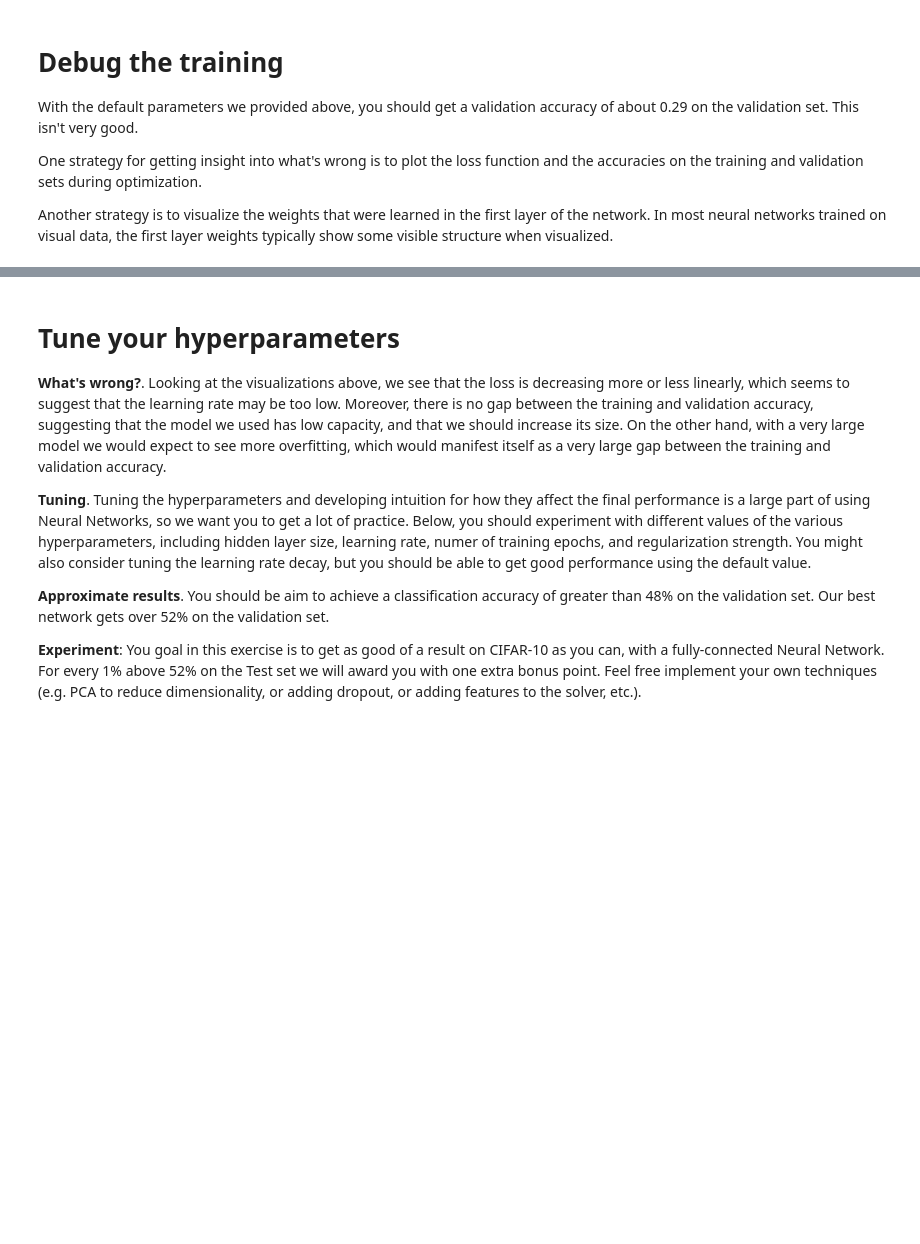
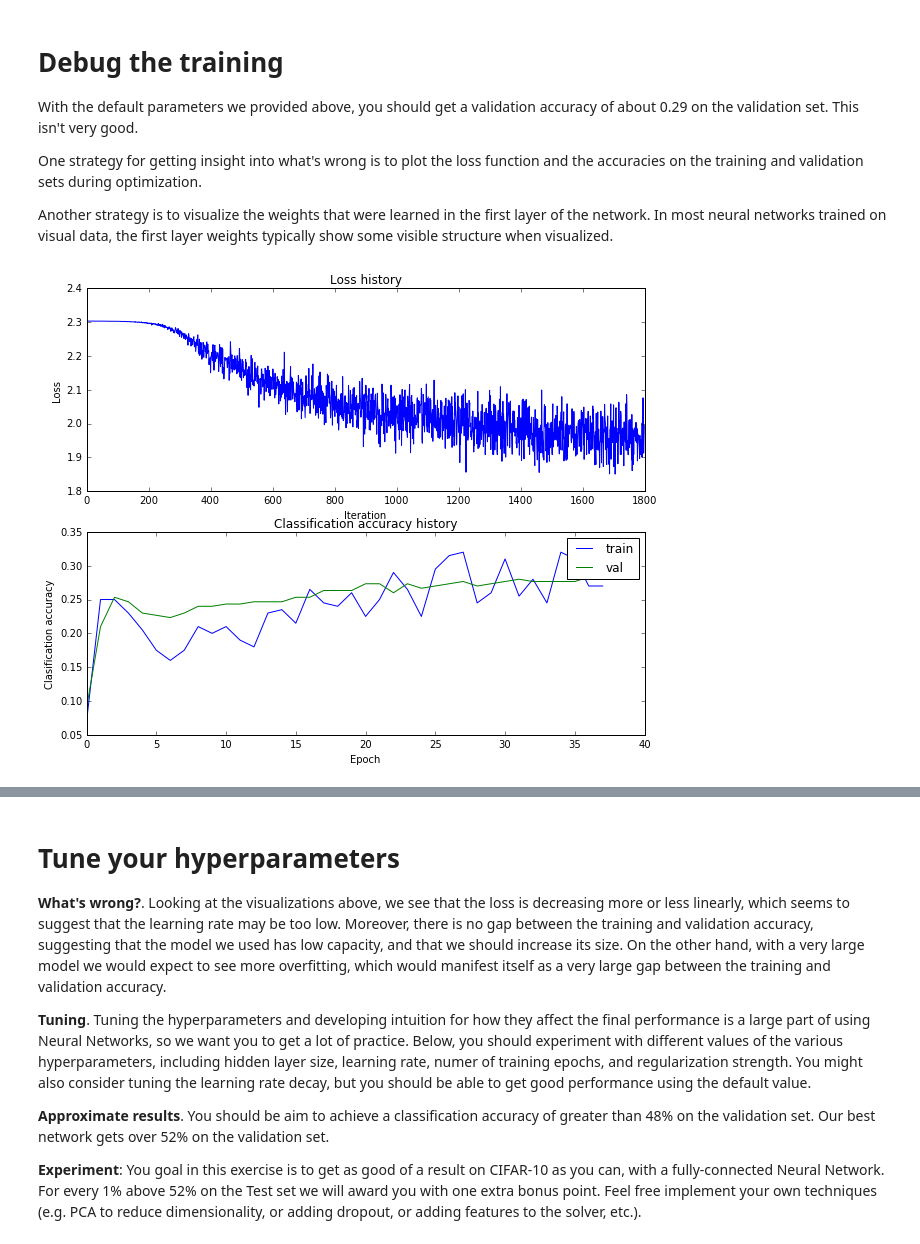
Before and after one commit to probe301/kaggle, a Jupyter notebook: CS231n_assignment1/two_layer_net.ipynb, the cells around one changed output, grey strips where cells are left out. Saved outputs shown, nothing was run; the diff lists cells and outputs as text; code cells hidden in the pictures; blank space fills up the shorter version.

Commit message:
train two layers ne

```diff
--- a/CS231n_assignment1/two_layer_net.ipynb
+++ b/CS231n_assignment1/two_layer_net.ipynb
@@ -187,15 +190,16 @@ plt.show()
 Now that you have implemented a two-layer network that passes gradient checks and works on toy data, it's time to load up our favorite CIFAR-10 data so we can use it to train a classifier on a real dataset.
 # %%
 from cs231n.data_utils import load_CIFAR10
-
-def get_CIFAR10_data(num_training=49000, num_validation=1000, num_test=1000):
+def get_CIFAR10_data(num_training=9700,
+                     num_validation=300,
+                     num_test=1000):
     """
     Load the CIFAR-10 dataset from disk and perform preprocessing to prepare
     it for the two-layer neural net classifier. These are the same steps as
     we used for the SVM, but condensed to a single function.
     """
     # Load the raw CIFAR-10 data
-    cifar10_dir = 'cs231n/datasets/cifar-10-batches-py'
+    cifar10_dir = 'cs231n/datasets'
     X_train, y_train, X_test, y_test = load_CIFAR10(cifar10_dir)
 
     # Subsample the data
@@ -225,9 +229,9 @@ def get_CIFAR10_data(num_training=49000, num_validation=1000, num_test=1000):
 
 # Invoke the above function to get our data.
 X_train, y_train, X_val, y_val, X_test, y_test = get_CIFAR10_data()
-print 'Train data shape: ', X_train.shape
-print 'Train labels shape: ', y_train.shape
-print 'Validation data shape: ', X_val.shape
-print 'Validation labels shape: ', y_val.shape
-print 'Test data shape: ', X_test.shape
-print 'Test labels shape: ', y_test.shape
+print ('Train data shape: ', X_train.shape)
+print ('Train labels shape: ', y_train.shape)
+print ('Validation data shape: ', X_val.shape)
+print ('Validation labels shape: ', y_val.shape)
+print ('Test data shape: ', X_test.shape)
+print ('Test labels shape: ', y_test.shape)
@@ -236,16 +249,16 @@ print 'Test labels shape: ', y_test.shape
 To train our network we will use SGD with momentum. In addition, we will adjust the learning rate with an exponential learning rate schedule as optimization proceeds; after each epoch, we will reduce the learning rate by multiplying it by a decay rate.
 # %%
 input_size = 32 * 32 * 3
-hidden_size = 50
+hidden_size = 100
 num_classes = 10
 net = TwoLayerNet(input_size, hidden_size, num_classes)
 
 # Train the network
 stats = net.train(X_train, y_train, X_val, y_val,
-            num_iters=1000, batch_size=200,
+            num_iters=1800, batch_size=200,
             learning_rate=1e-4, learning_rate_decay=0.95,
             reg=0.5, verbose=True)
 
 # Predict on the validation set
 val_acc = (net.predict(X_val) == y_val).mean()
-print 'Validation accuracy: ', val_acc
+print ('Validation accuracy: ', val_acc)
@@ -259,18 +292,21 @@ Another strategy is to visualize the weights that were learned in the first laye
 # %%
 # Plot the loss function and train / validation accuracies
 plt.subplot(2, 1, 1)
 plt.plot(stats['loss_history'])
 plt.title('Loss history')
 plt.xlabel('Iteration')
 plt.ylabel('Loss')
 
 plt.subplot(2, 1, 2)
 plt.plot(stats['train_acc_history'], label='train')
 plt.plot(stats['val_acc_history'], label='val')
 plt.title('Classification accuracy history')
 plt.xlabel('Epoch')
 plt.ylabel('Clasification accuracy')
+plt.legend()
 plt.show()
+# %% [output]
+[figure, added]
 # %%
 from cs231n.vis_utils import visualize_grid
 
```
Also changed, not shown: parts of 5 cells of this notebook, 2 other files.
